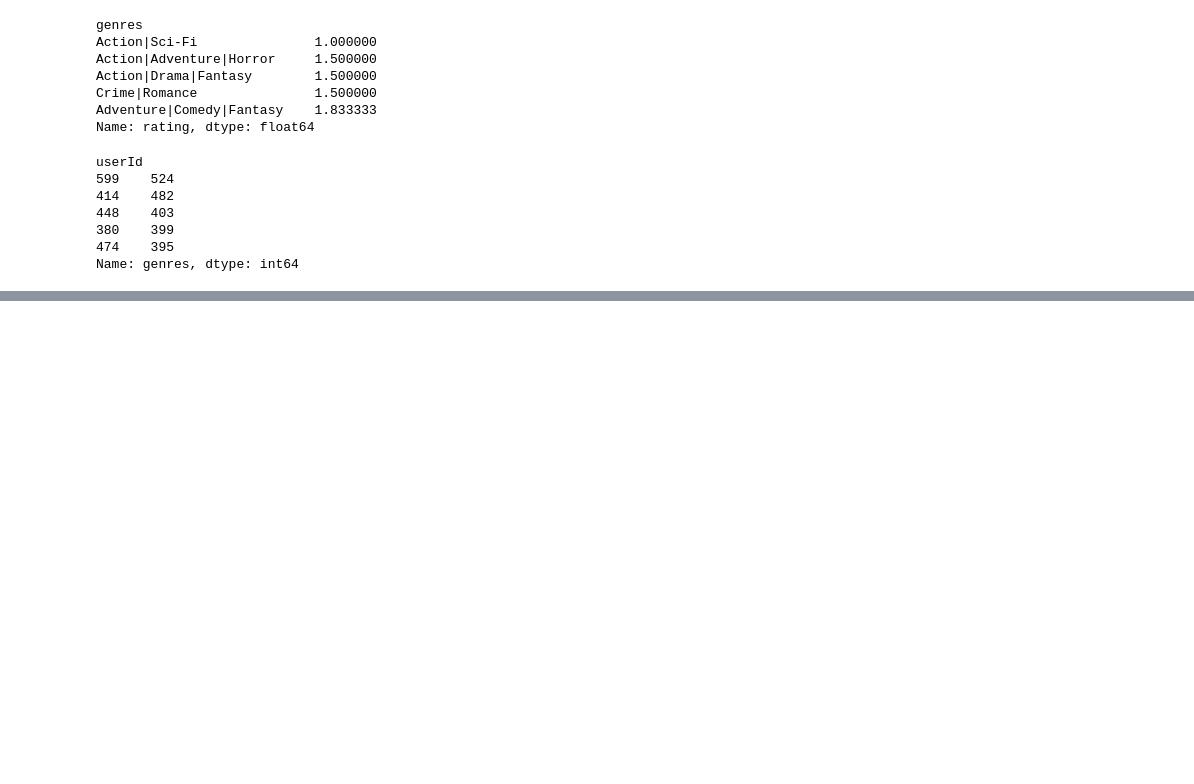
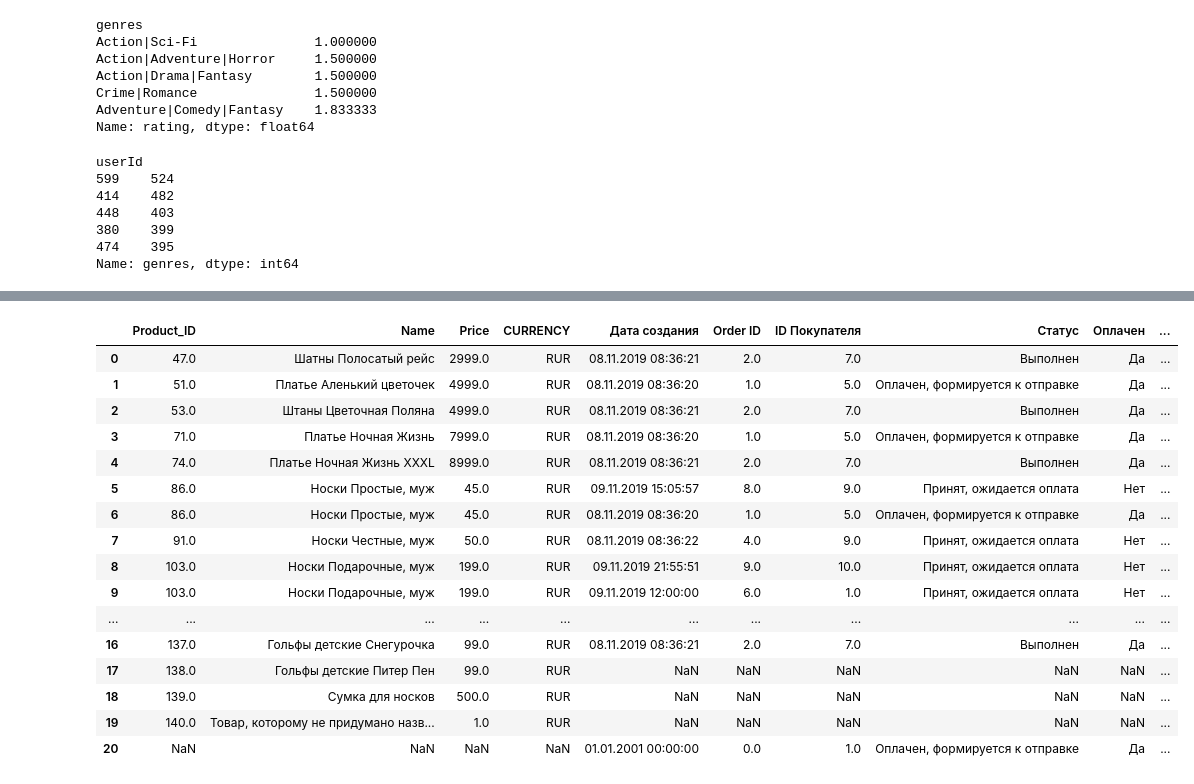
Before and after one commit to Karayushii/py12, a Jupyter notebook: zacrep.ipynb, the cells around one changed output, grey strips where cells are left out. Drawn from its saved outputs; the diff is of its cells as text; code cells hidden in the pictures; blank space fills up the shorter version.

```diff
--- a/zacrep.ipynb
+++ b/zacrep.ipynb
@@ -74,0 +161,3 @@ ratings_movies.groupby('userId')['rating'].agg(['count','mean']).sort_values(by
+# %%
+orders = pd.read_csv('data\orders.csv',sep=';')
+display(orders)
@@ -74,0 +182,3 @@ ratings_movies.groupby('userId')['rating'].agg(['count','mean']).sort_values(by
+# %%
+products = pd.read_csv('data\products.csv',sep=';')
+display(products)
@@ -74,0 +201,21 @@ ratings_movies.groupby('userId')['rating'].agg(['count','mean']).sort_values(by
+# %%
+merged_df = pd.merge(products,orders,how='outer',left_on='Product_ID',right_on='ID товара')
+display(merged_df)
+# %% [output]
+|  | Product_ID | Name | Price | CURRENCY | Дата создания | Order ID | ID Покупателя | Статус | Оплачен | ... |
+| 0 | 47.0 | Шатны Полосатый рейс | 2999.0 | RUR | 08.11.2019 08:36:21 | 2.0 | 7.0 | Выполнен | Да | ... |
+| 1 | 51.0 | Платье Аленький цветочек | 4999.0 | RUR | 08.11.2019 08:36:20 | 1.0 | 5.0 | Оплачен, формируется к отправке | Да | ... |
+| 2 | 53.0 | Штаны Цветочная Поляна | 4999.0 | RUR | 08.11.2019 08:36:21 | 2.0 | 7.0 | Выполнен | Да | ... |
+| 3 | 71.0 | Платье Ночная Жизнь | 7999.0 | RUR | 08.11.2019 08:36:20 | 1.0 | 5.0 | Оплачен, формируется к отправке | Да | ... |
+| 4 | 74.0 | Платье Ночная Жизнь XXXL | 8999.0 | RUR | 08.11.2019 08:36:21 | 2.0 | 7.0 | Выполнен | Да | ... |
+| 5 | 86.0 | Носки Простые, муж | 45.0 | RUR | 09.11.2019 15:05:57 | 8.0 | 9.0 | Принят, ожидается оплата | Нет | ... |
+| 6 | 86.0 | Носки Простые, муж | 45.0 | RUR | 08.11.2019 08:36:20 | 1.0 | 5.0 | Оплачен, формируется к отправке | Да | ... |
+| 7 | 91.0 | Носки Честные, муж | 50.0 | RUR | 08.11.2019 08:36:22 | 4.0 | 9.0 | Принят, ожидается оплата | Нет | ... |
+| 8 | 103.0 | Носки Подарочные, муж | 199.0 | RUR | 09.11.2019 21:55:51 | 9.0 | 10.0 | Принят, ожидается оплата | Нет | ... |
+| 9 | 103.0 | Носки Подарочные, муж | 199.0 | RUR | 09.11.2019 12:00:00 | 6.0 | 1.0 | Принят, ожидается оплата | Нет | ... |
+| ... | ... | ... | ... | ... | ... | ... | ... | ... | ... | ... |
+| 16 | 137.0 | Гольфы детские Снегурочка | 99.0 | RUR | 08.11.2019 08:36:21 | 2.0 | 7.0 | Выполнен | Да | ... |
+| 17 | 138.0 | Гольфы детские Питер Пен | 99.0 | RUR | NaN | NaN | NaN | NaN | NaN | ... |
+| 18 | 139.0 | Сумка для носков | 500.0 | RUR | NaN | NaN | NaN | NaN | NaN | ... |
+| 19 | 140.0 | Товар, которому не придумано назв... | 1.0 | RUR | NaN | NaN | NaN | NaN | NaN | ... |
+| 20 | NaN | NaN | NaN | NaN | 01.01.2001 00:00:00 | 0.0 | 1.0 | Оплачен, формируется к отправке | Да | ... |
```
Also changed, not shown: parts of 12 cells of this notebook, 2 other files.
